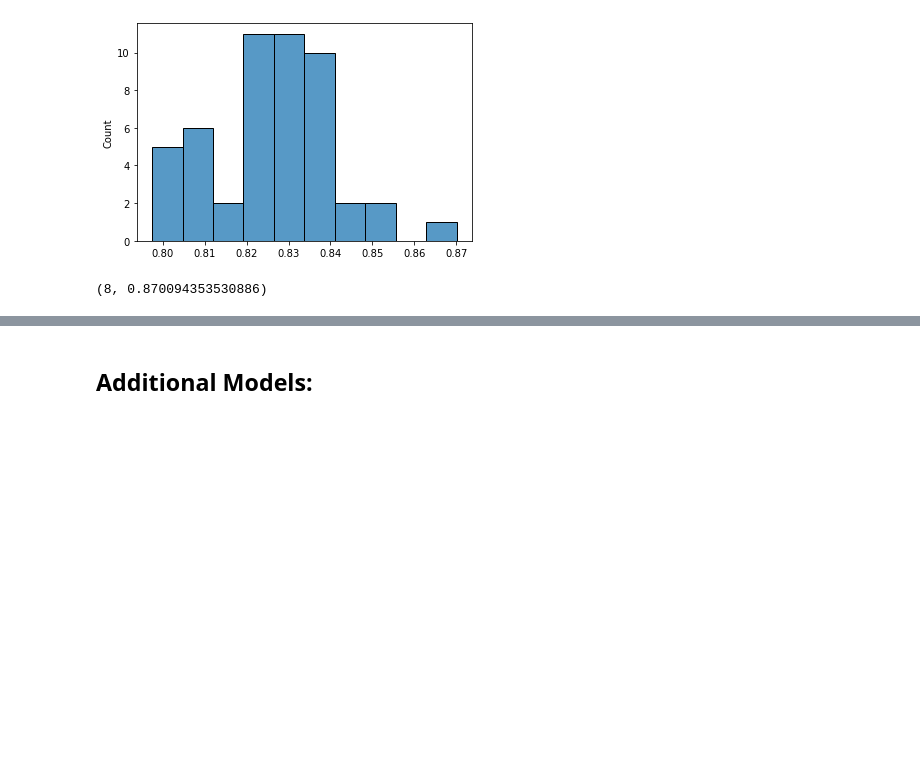
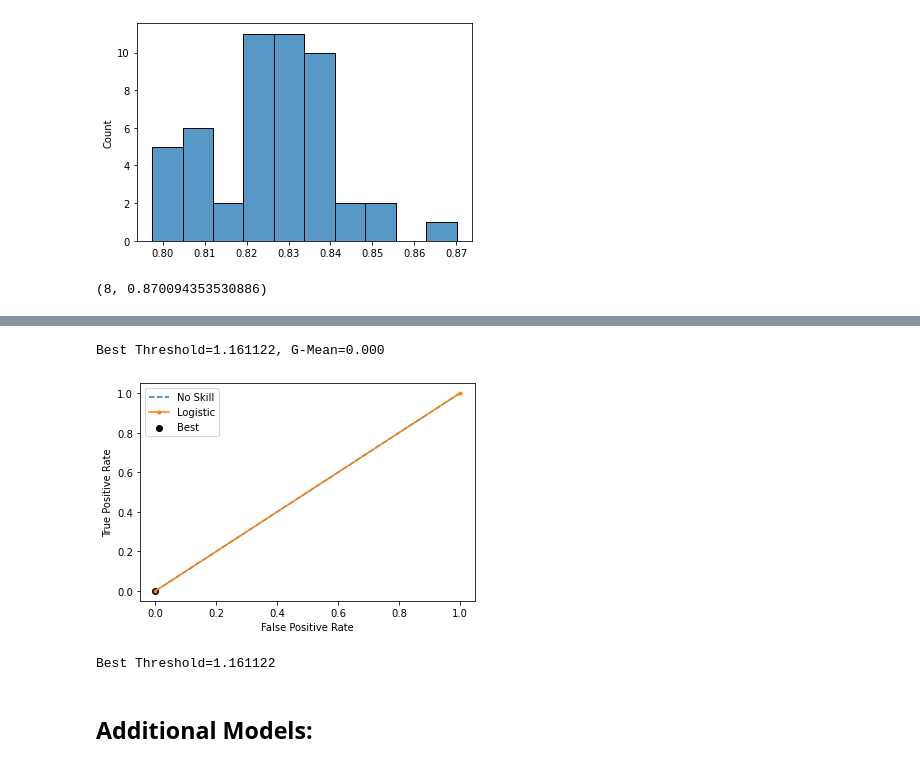
Before and after one commit to shaisid01/Data-Science, a Jupyter notebook: CapstoneProjects/Capstone 2/Notebooks/05_modeling.ipynb, the cells around one changed output, grey strips where cells are left out. Cells and saved outputs as stored; diff of their text form; code cells hidden in the pictures; blank space fills up the shorter version.

```diff
--- a/CapstoneProjects/Capstone 2/Notebooks/05_modeling.ipynb
+++ b/CapstoneProjects/Capstone 2/Notebooks/05_modeling.ipynb
@@ -315,3 +312,35 @@ threshhold_and_plot(y_test,y_test_pred[:,1])
+# %%
+from numpy import sqrt
+from numpy import argmax
+# calculate the g-mean for each threshold
+gmeans = sqrt(tpr * (1-fpr))
+# locate the index of the largest g-mean
+ix = argmax(gmeans)
+print('Best Threshold=%f, G-Mean=%.3f' % (thresholds[ix], gmeans[ix]))
+# %% [output]
+Best Threshold=1.161122, G-Mean=0.000
+# %%
+from matplotlib import pyplot
+ #plot the roc curve for the model
+pyplot.plot([0,1], [0,1], linestyle='--', label='No Skill')
+pyplot.plot(fpr, tpr, marker='.', label='Logistic')
+pyplot.scatter(fpr[ix], tpr[ix], marker='o', color='black', label='Best')
+# axis labels
+pyplot.xlabel('False Positive Rate')
+pyplot.ylabel('True Positive Rate')
+pyplot.legend()
+# show the plot
+pyplot.show()
+# %% [output]
+[figure, added]
+# %%
+# get the best threshold
+J = tpr - fpr
+ix = argmax(J)
+best_thresh = thresholds[ix]
+print('Best Threshold=%f' % (best_thresh))
+# %% [output]
+Best Threshold=1.161122
 # %% [markdown]
 ## Additional Models: <a id=AdditionalModels></a>
 # %% [markdown]
```
Also changed, not shown: parts of 21 cells of this notebook.
